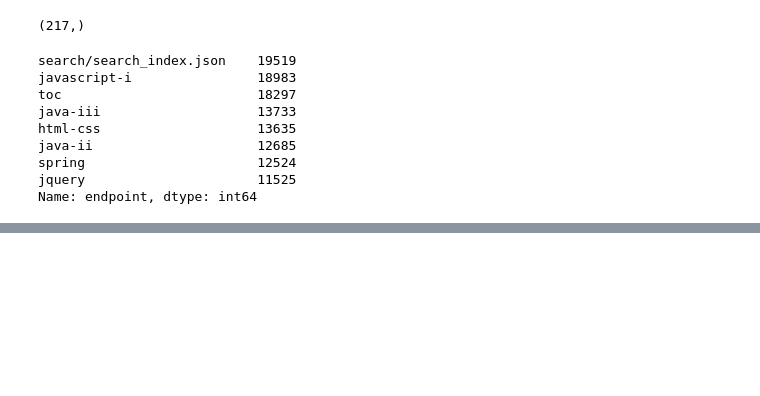
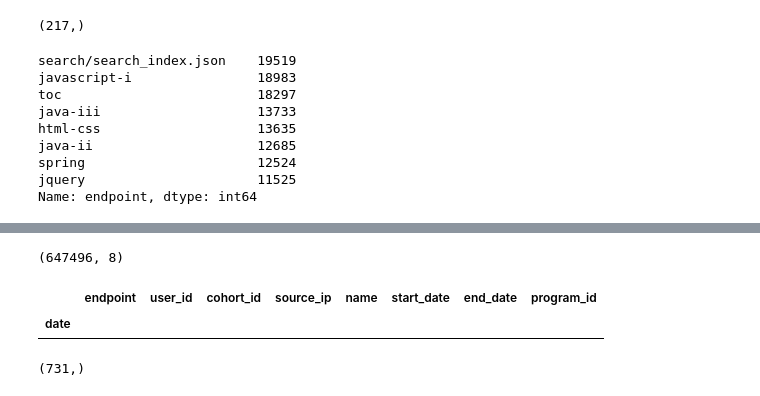
Before and after one commit to codeup-divergence/project-anomaly-detection, a Jupyter notebook: corey_explore.ipynb, the cells around one changed output, grey strips where cells are left out. Saved outputs shown, nothing was run; the diff lists cells and outputs as text; code cells hidden in the pictures; blank space fills up the shorter version.

```diff
--- a/corey_explore.ipynb
+++ b/corey_explore.ipynb
@@ -862,0 +955,12 @@ Name: endpoint, dtype: int64
+# %%
+# 644386 page accesses occurred for user_id's that were in class
+in_class_access_df.shape
+# %% [output]
+(647496, 8)
+# %%
+# all staff members have a start and end_date of 2014-02-04, so no staff pulls are in the above df
+df[(df.name == 'Staff') & (df.start_date != '2014-02-04')].head()
+df[(df.name == 'Staff') & (df.end_date != '2014-02-04')].head()
+# %% [output]
+|  | endpoint | user_id | cohort_id | source_ip | name | start_date | end_date | program_id |
+| date |  |  |  |  |  |  |  |  |
@@ -862,0 +969,5 @@ Name: endpoint, dtype: int64
+# %%
+#731 users that accessed pages during their class dates
+in_class_user_page_counts.shape
+# %% [output]
+(731,)
```
Also changed, not shown: parts of 27 cells of this notebook.
